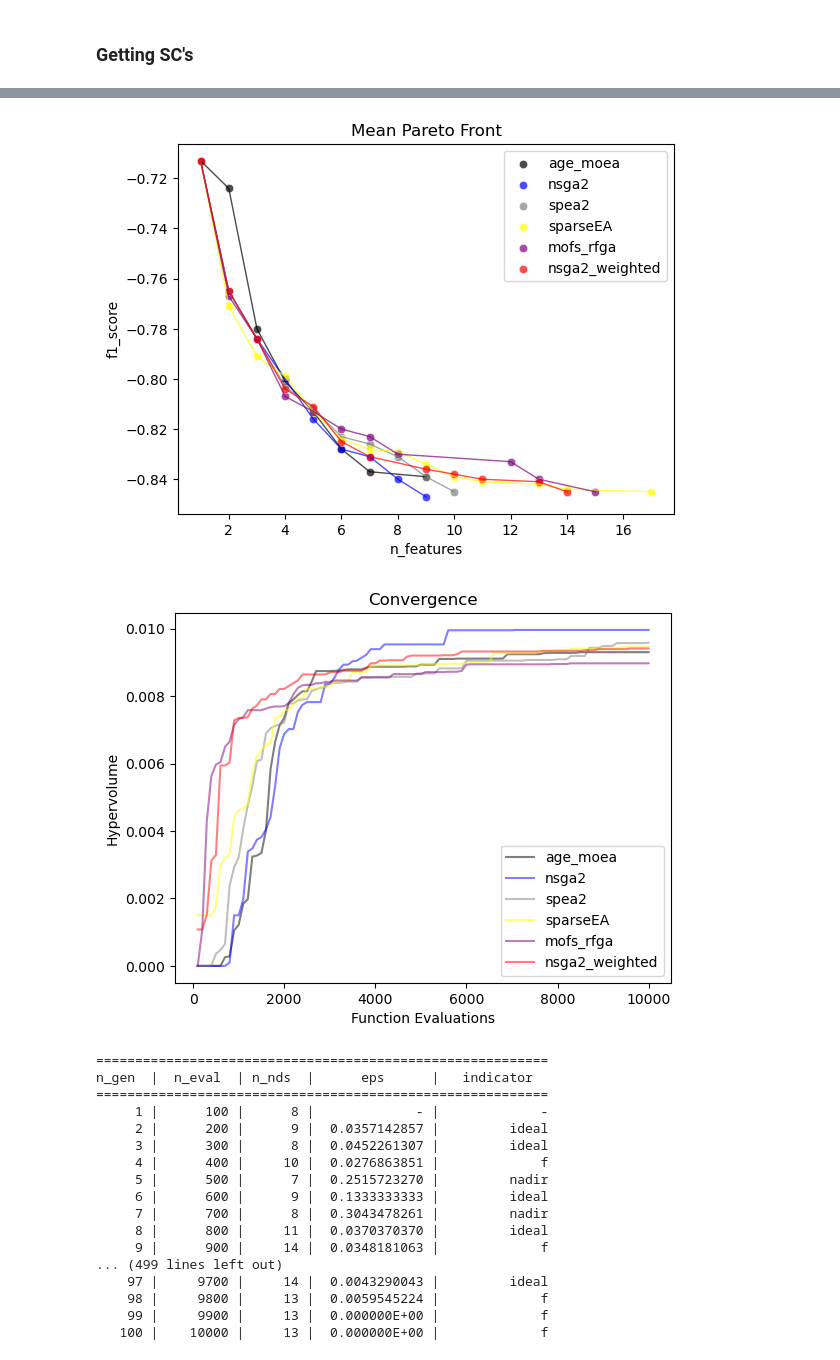
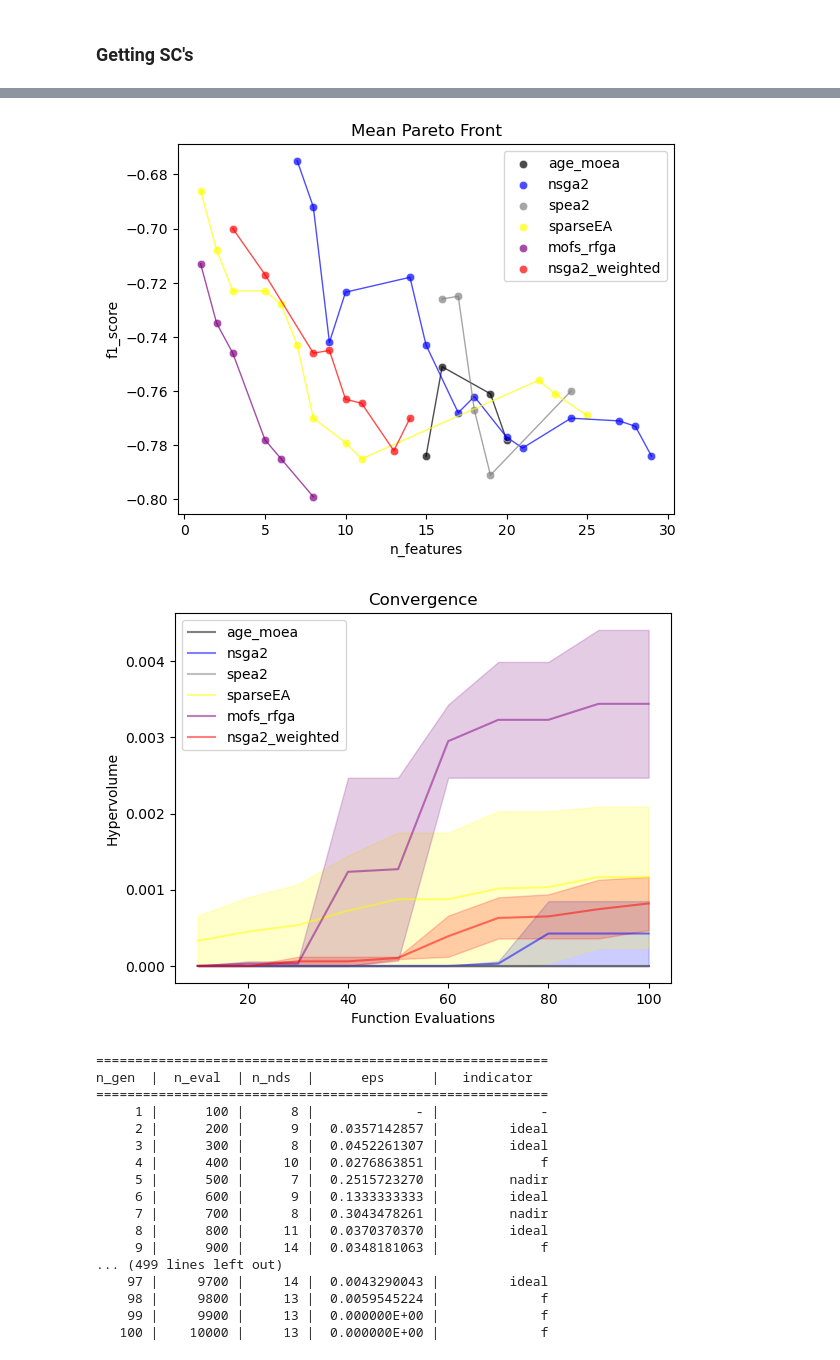
Before and after one commit to grkremer/ew-mofs, a Jupyter notebook: Benchmarks.ipynb, the cells around one changed output, grey strips where cells are left out. Saved outputs shown, nothing was run; the diff lists cells and outputs as text; code cells hidden in the pictures.

```diff
--- a/Benchmarks.ipynb
+++ b/Benchmarks.ipynb
@@ -702,3 +700,16 @@ def run_dataset(X, y, n_experiments, n_population, n_gen, max_features, n_proces
                    max_features = max_features)
         results_dict['nsga2_weighted'].append(result)
     return results_dict
+
+def plot_convergence_and_pareto_front(results):
+    colors = {'age_moea': 'black',
+            'nsga2': 'blue',
+            'spea2': 'gray',
+            'sparseEA': 'yellow',
+            'mofs_rfga': 'purple',
+            'nsga2_weighted': 'red'}
+    for label in results:
+        plot_multiple_pareto_front(results[label], color = colors[label], label = label)
+    plt.show()
+    for label in results:
+        plot_convergence(results[label], color = colors[label], label = label)
@@ -705,14 +754,10 @@ def run_dataset(X, y, n_experiments, n_population, n_gen, max_features, n_proces
 # %%
-from ucimlrepo import fetch_ucirepo
-from sklearn.preprocessing import LabelEncoder
-
 connectionist_bench_sonar_mines_vs_rocks = fetch_ucirepo(id=151)
 
-# data (as pandas dataframes)
 X = np.array(connectionist_bench_sonar_mines_vs_rocks.data.features).astype('float32')
-y = LabelEncoder().fit_transform(np.ravel(np.array(connectionist_bench_sonar_mines_vs_rocks.data.targets)))
+y = np.ravel(np.array(connectionist_bench_sonar_mines_vs_rocks.data.targets))
 
-result_solar_mines = run_dataset(X = X, y = y, n_experiments = 1, n_population = 100, n_gen = 100, max_features = 100, n_process = 48)
+result_solar_mines = run_dataset(X = X, y = y, n_experiments = 2, n_population = 10, n_gen = 10, max_features = 100, n_process = 48)
 # %% [output]
 ==========================================================
 n_gen  |  n_eval  | n_nds  |      eps      |   indicator
@@ -741,13 +780,8 @@ colors = {'age_moea': 'black',
-# %%
-
-for label in result_solar_mines:
-    plot_multiple_pareto_front(result_solar_mines[label], color = colors[label], label = label)
-plt.show()
-for label in result_solar_mines:
-    plot_convergence(result_solar_mines[label], color = colors[label], label = label)
-# %% [output]
-[figure, removed]
-[figure, removed]
+# %%
+plot_convergence_and_pareto_front(result_solar_mines)
+# %% [output]
+[figure, added]
+[figure, added]
 # %%
 qsar_androgen_receptor = pd.read_csv('./Data/qsar_androgen_receptor.csv', sep = ';')
 
```
Also changed, not shown: parts of 7 cells of this notebook.
